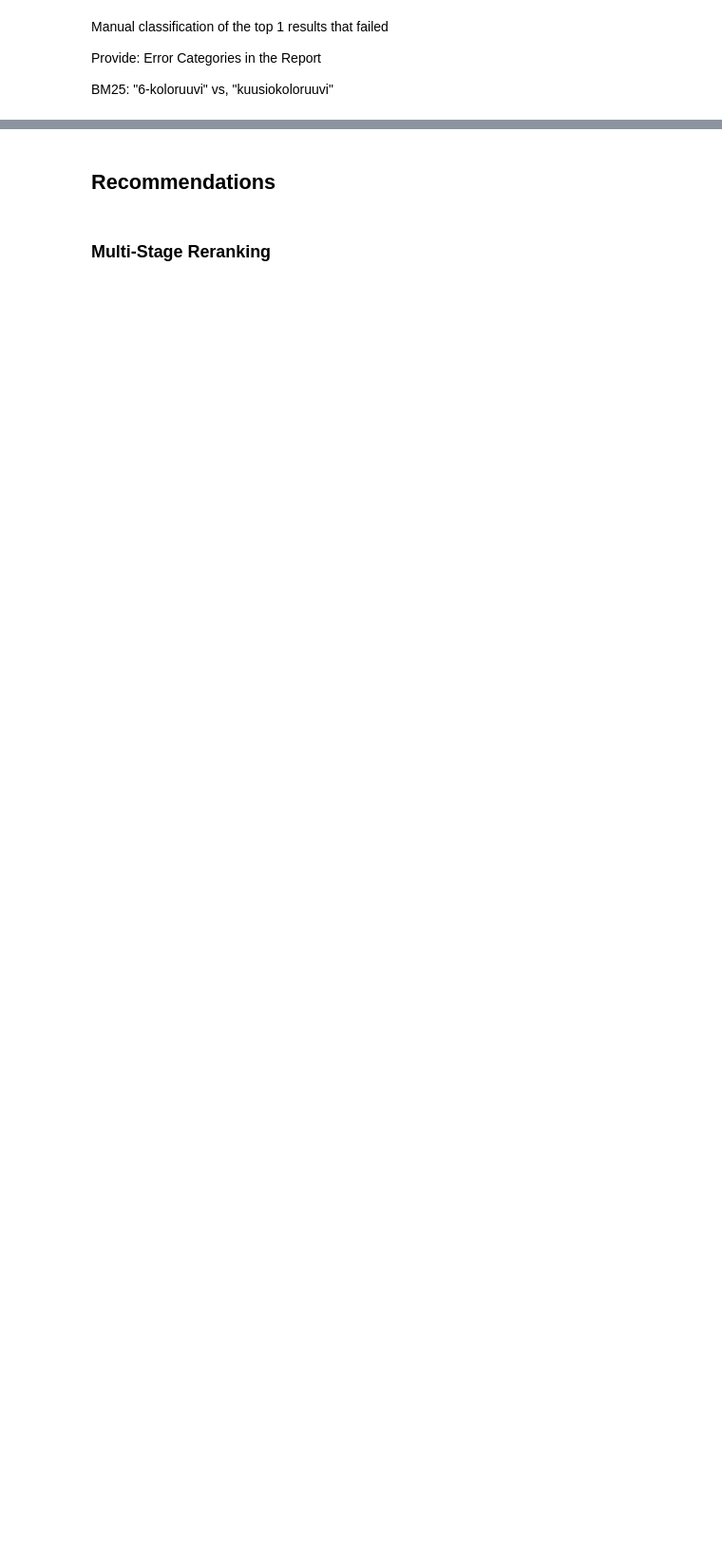
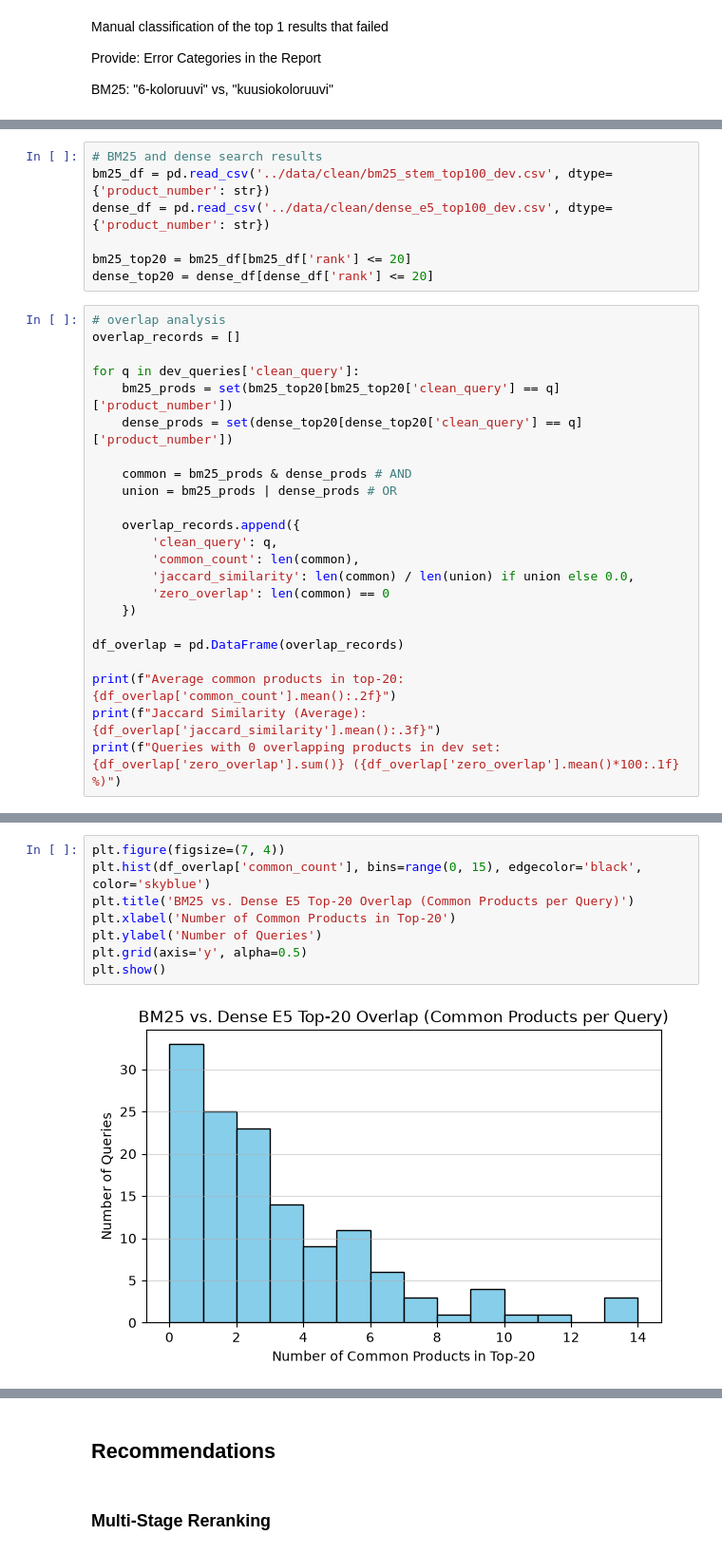
Before and after one commit to lepistsa-uni/semantic-product-search, a Jupyter notebook: notebooks/10_error_analysis.ipynb, the cells around one changed output, grey strips where cells are left out. Shown at 95% size. Cells and saved outputs as stored; diff of their text form; blank space fills up the shorter version.

Commit message:
error analysis + reranker log

```diff
--- a/notebooks/10_error_analysis.ipynb
+++ b/notebooks/10_error_analysis.ipynb
@@ -8,0 +32,30 @@ BM25: "6-koloruuvi" vs, "kuusiokoloruuvi"
+# %%
+# BM25 and dense search results
+bm25_df = pd.read_csv('../data/clean/bm25_stem_top100_dev.csv', dtype={'product_number': str})
+dense_df = pd.read_csv('../data/clean/dense_e5_top100_dev.csv', dtype={'product_number': str})
+
+bm25_top20 = bm25_df[bm25_df['rank'] <= 20]
+dense_top20 = dense_df[dense_df['rank'] <= 20]
+# %%
+# overlap analysis
+overlap_records = []
+
+for q in dev_queries['clean_query']:
+    bm25_prods = set(bm25_top20[bm25_top20['clean_query'] == q]['product_number'])
+    dense_prods = set(dense_top20[dense_top20['clean_query'] == q]['product_number'])
+
+    common = bm25_prods & dense_prods # AND
+    union = bm25_prods | dense_prods # OR
+
+    overlap_records.append({
+        'clean_query': q,
+        'common_count': len(common),
+        'jaccard_similarity': len(common) / len(union) if union else 0.0,
+        'zero_overlap': len(common) == 0
+    })
+
+df_overlap = pd.DataFrame(overlap_records)
+
+print(f"Average common products in top-20: {df_overlap['common_count'].mean():.2f}")
+print(f"Jaccard Similarity (Average): {df_overlap['jaccard_similarity'].mean():.3f}")
+print(f"Queries with 0 overlapping products in dev set: {df_overlap['zero_overlap'].sum()} ({df_overlap['zero_overlap'].mean()*100:.1f} %)")
@@ -8,0 +66,10 @@ BM25: "6-koloruuvi" vs, "kuusiokoloruuvi"
+# %%
+plt.figure(figsize=(7, 4))
+plt.hist(df_overlap['common_count'], bins=range(0, 15), edgecolor='black', color='skyblue')
+plt.title('BM25 vs. Dense E5 Top-20 Overlap (Common Products per Query)')
+plt.xlabel('Number of Common Products in Top-20')
+plt.ylabel('Number of Queries')
+plt.grid(axis='y', alpha=0.5)
+plt.show()
+# %% [output]
+[figure, added]
```
Also changed, not shown: parts of 19 cells of this notebook, 1 other file.
